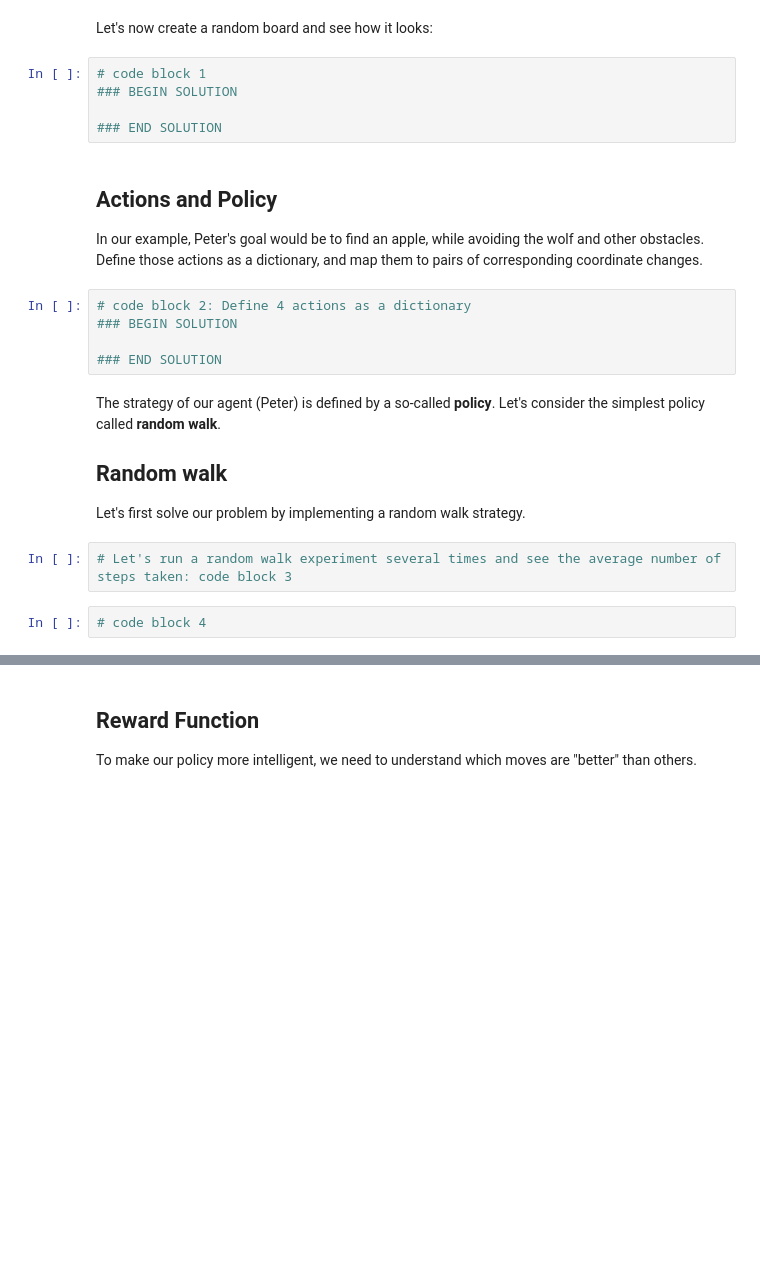
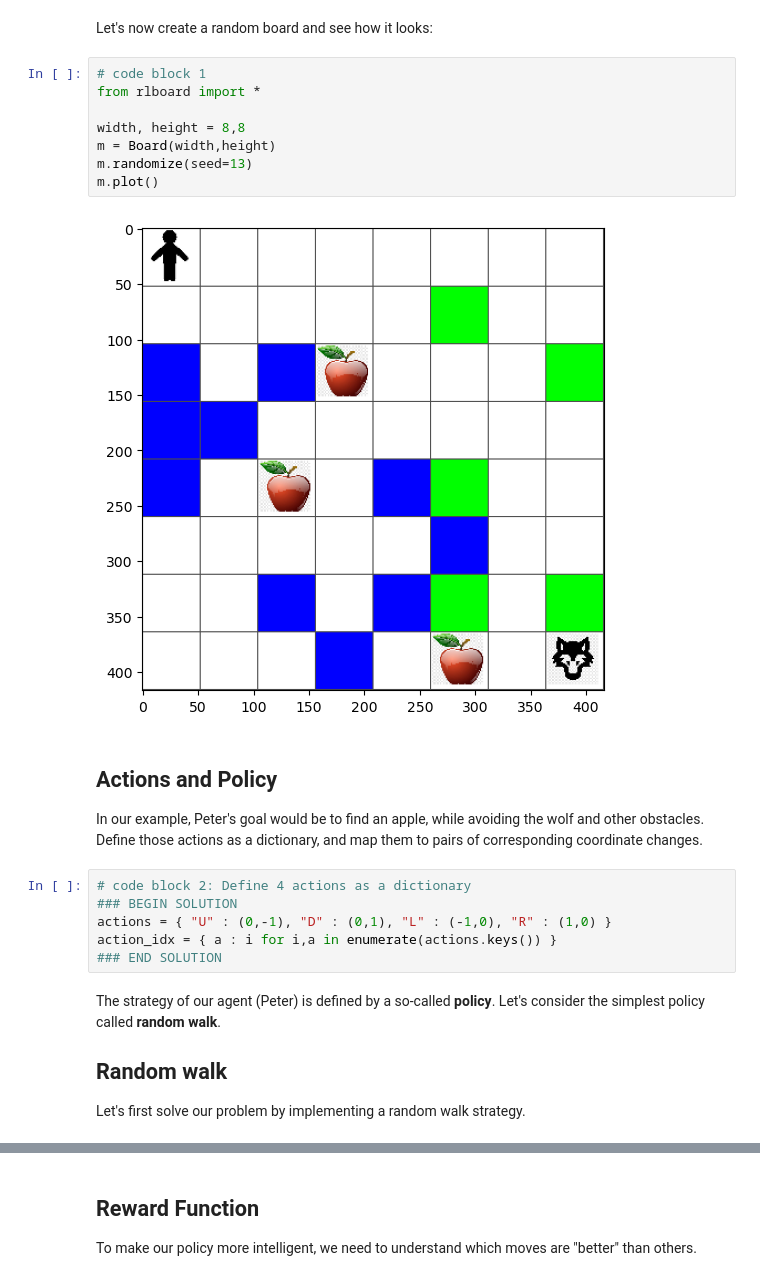
Before and after one commit to vwesterlund/ML-For-Beginners, a Jupyter notebook: 8-Reinforcement/1-QLearning/notebook.ipynb, the cells around one changed output, grey strips where cells are left out. Saved outputs shown, nothing was run; the diff lists cells and outputs as text; blank space fills up the shorter version.

```diff
--- a/8-Reinforcement/1-QLearning/notebook.ipynb
+++ b/8-Reinforcement/1-QLearning/notebook.ipynb
@@ -27,11 +26,16 @@ For simplicity, let's consider Peter's world to be a square board of size `width
 To work with the environment, we will define a class called `Board`. In order not to clutter this notebook too much, we have moved all code to work with the board into separate `rlboard` module, which we will now import. You may look inside this module to get more details about the internals of the implementation.
 # %% [markdown]
 Let's now create a random board and see how it looks:
-# %%
-# code block 1
-### BEGIN SOLUTION
-
-### END SOLUTION
+# %%
+# code block 1
+from rlboard import *
+
+width, height = 8,8
+m = Board(width,height)
+m.randomize(seed=13)
+m.plot()
+# %% [output]
+[figure, added]
 # %% [markdown]
 ## Actions and Policy
 
@@ -39,7 +43,8 @@ In our example, Peter's goal would be to find an apple, while avoiding the wolf
 # %%
 # code block 2: Define 4 actions as a dictionary
 ### BEGIN SOLUTION
-
+actions = { "U" : (0,-1), "D" : (0,1), "L" : (-1,0), "R" : (1,0) }
+action_idx = { a : i for i,a in enumerate(actions.keys()) }
 ### END SOLUTION
 # %% [markdown]
 The strategy of our agent (Peter) is defined by a so-called **policy**. Let's consider the simplest policy called **random walk**.
@@ -47,7 +52,3 @@ The strategy of our agent (Peter) is defined by a so-called **policy**. Let's co
 ## Random walk
 
 Let's first solve our problem by implementing a random walk strategy.
-# %%
-# Let's run a random walk experiment several times and see the average number of steps taken: code block 3
-# %%
-# code block 4
```
Also changed, not shown: parts of 15 cells of this notebook, 5 other files.
